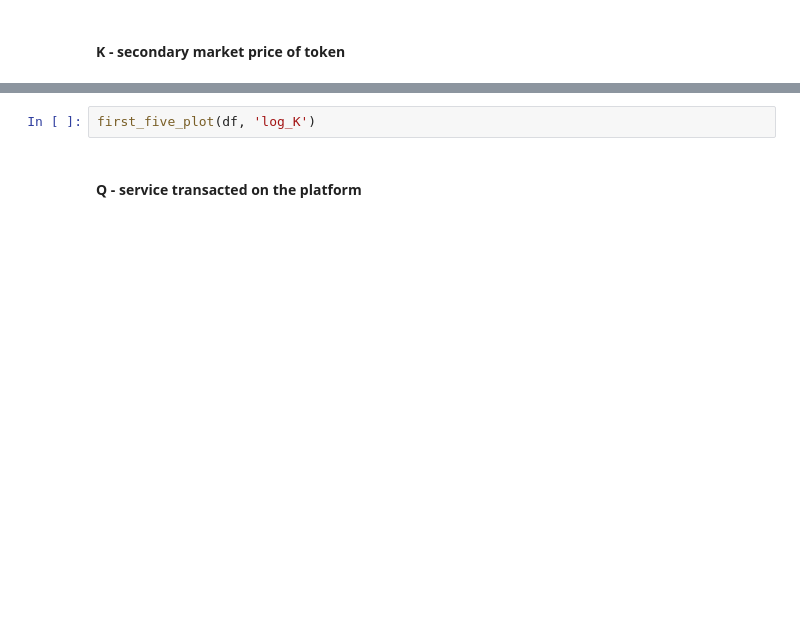
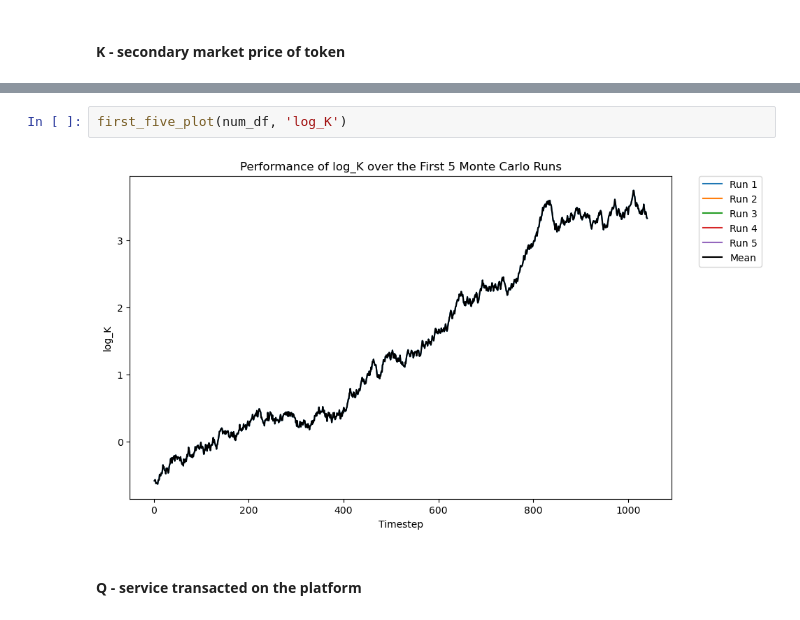
Before and after one commit to danlessa/ans, a Jupyter notebook: ANS Paper Smooth.ipynb, the cells around one changed output, grey strips where cells are left out. Drawn from its saved outputs; the diff is of its cells as text; blank space fills up the shorter version.

```diff
--- a/ANS Paper Smooth.ipynb
+++ b/ANS Paper Smooth.ipynb
@@ -79,5 +104,7 @@ plt.show()
 # %%
-first_five_plot(df, 'log_K')
+first_five_plot(num_df, 'log_K')
+# %% [output]
+[figure, added]
 # %% [markdown]
 #### Q - service transacted on the platform
 # %%
```
Also changed, not shown: parts of 5 cells of this notebook.
